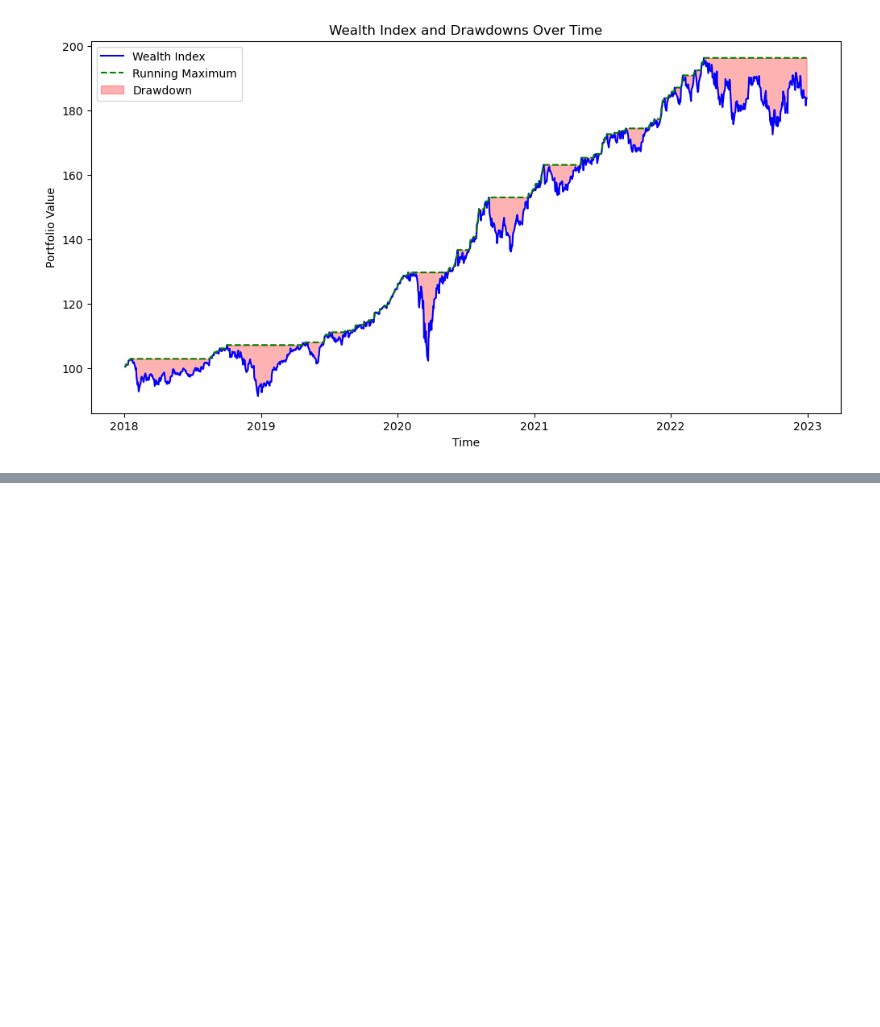
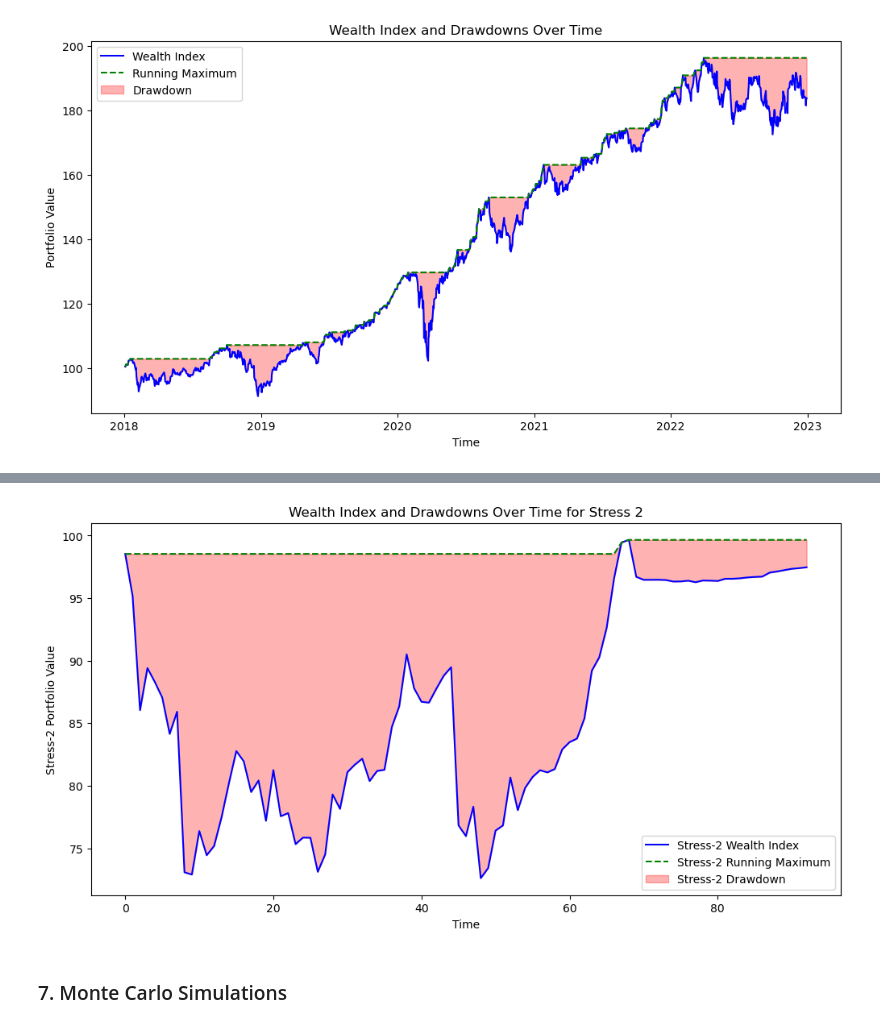
Before and after one commit to George-Dros/Risk-Management-System, a Jupyter notebook: Main.ipynb, the cells around one changed output, grey strips where cells are left out. Saved outputs shown, nothing was run; the diff lists cells and outputs as text; code cells hidden in the pictures; blank space fills up the shorter version.

```diff
--- a/Main.ipynb
+++ b/Main.ipynb
@@ -191,0 +307,3 @@ plt.show()
+# %%
+stress_2_portfolio_rets = f.portfolio_return(portfolio_weights, stress_2_daily_rets.T)
+stress_2_portfolio_vol = f.portfolio_vol(portfolio_weights, stress_2_cov)
@@ -191,0 +321,23 @@ plt.show()
+# %%
+stress_2_drawdowns = f.drawdown(stress_2_portfolio_rets, start=100)
+stress_2_max_drawdown = stress_2_drawdowns.min()
+
+stress_2_wealth_index = f.compound_returns(stress_2_portfolio_rets, start=100)
+stress_2_running_max = stress_2_wealth_index.cummax()
+
+plt.figure(figsize=(12, 6))
+
+plt.plot(stress_2_wealth_index, label="Stress-2 Wealth Index", color="blue")
+plt.plot(stress_2_running_max, label="Stress-2 Running Maximum", linestyle="--", color="green")
+plt.fill_between(stress_2_drawdowns.index, stress_2_wealth_index, stress_2_running_max, color="red", alpha=0.3, label="Stress-2 Drawdown")
+
+
+plt.title("Wealth Index and Drawdowns Over Time for Stress 2")
+plt.xlabel("Time")
+plt.ylabel("Stress-2 Portfolio Value")
+plt.legend()
+plt.show()
+# %% [output]
+[figure, added]
+# %% [markdown]
+### 7. Monte Carlo Simulations
```
Also changed, not shown: parts of 20 cells of this notebook.
